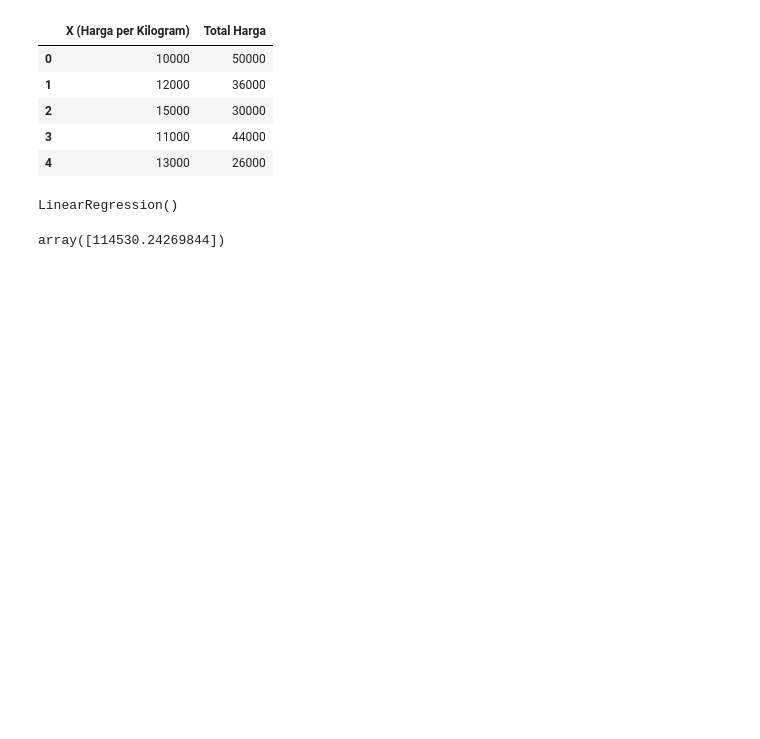
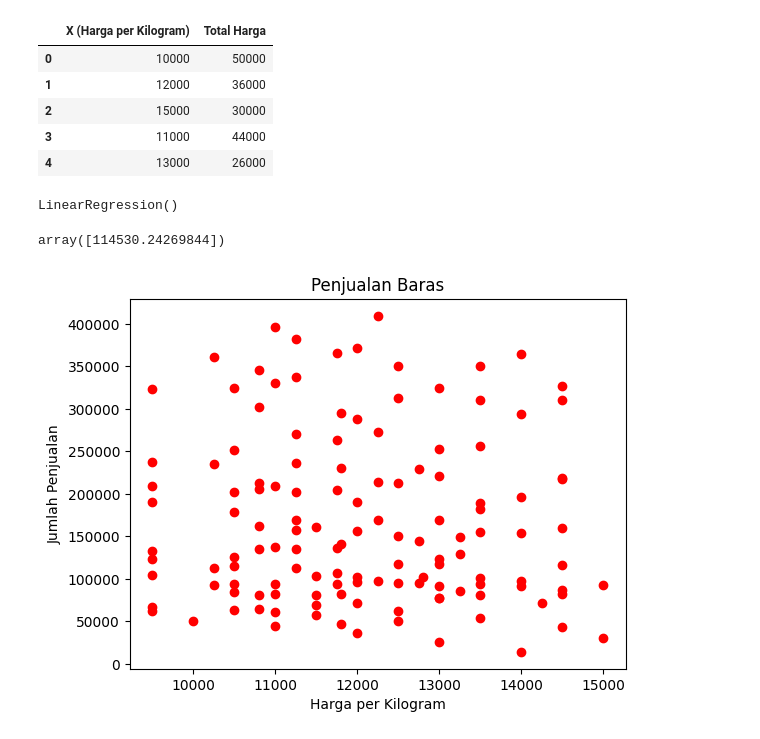
Before and after one commit to UmarMansyur/Artificial-Intelligence, a Jupyter notebook: Regresi Linear/Asmat Baidawi/main.ipynb, the cells around one changed output. Saved outputs shown, nothing was run; the diff lists cells and outputs as text; code cells hidden in the pictures; blank space fills up the shorter version.

```diff
--- a/Regresi Linear/Asmat Baidawi/main.ipynb
+++ b/Regresi Linear/Asmat Baidawi/main.ipynb
@@ -32,3 +30,11 @@ y_prend = regrsor.predict([[30000]])
 y_prend
 # %% [output]
 array([114530.24269844])
+# %%
+plt.scatter(dataFrame['X (Harga per Kilogram)'], dataFrame['Total Harga'], color='red')
+plt.xlabel('Harga per Kilogram')
+plt.ylabel('Jumlah Penjualan')
+plt.title('Penjualan Baras')
+plt.show()
+# %% [output]
+[figure, added]
```
Also changed, not shown: parts of 4 cells of this notebook.
